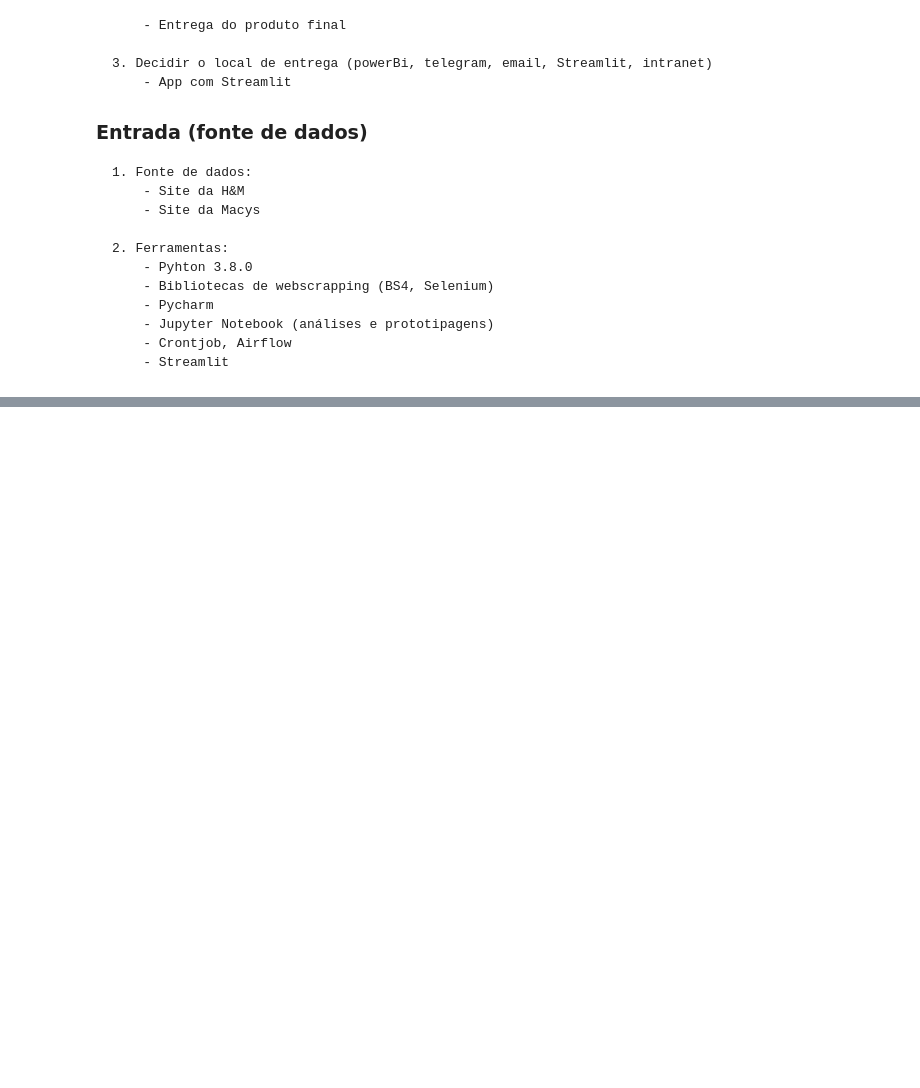
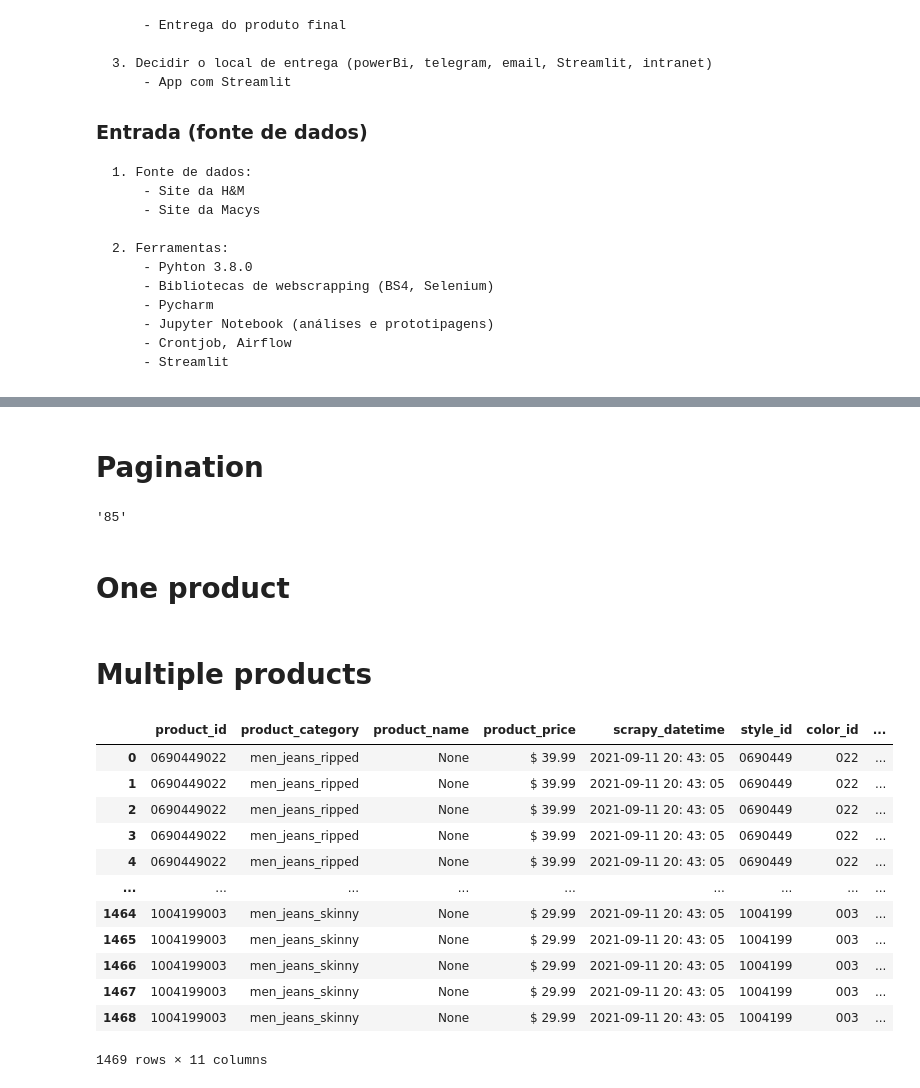
Before and after one commit to HenriqueCR1291/star_jeans, a Jupyter notebook: m01_star_jeans.ipynb, the cells around one changed output, grey strips where cells are left out. Saved outputs shown, nothing was run; the diff lists cells and outputs as text; code cells hidden in the pictures; blank space fills up the shorter version.

```diff
--- a/m01_star_jeans.ipynb
+++ b/m01_star_jeans.ipynb
@@ -129,0 +169,7 @@
+# %%
+#dataframe
+data = pd.DataFrame([products_id, products_category, products_name, products_price]).T
+data.columns = ['product_id', 'product_category', 'product_name', 'product_price']
+
+#scrapy datetime
+data['scrapy_datetime'] = datetime.now().strftime('%Y-%m-%d %H: %M: %S')
@@ -129,0 +196,2 @@
+# %% [markdown]
+# Pagination
@@ -129,0 +205,11 @@
+# %%
+total_item = soup.find_all ('h2', class_='load-more-heading')[0].get('data-total')
+total_item
+
+page_number = np.round(int(total_item)/36)
+
+url2 = url + "?page-size=" + str(int(page_number*36))
+# %% [output]
+'85'
+# %% [markdown]
+# One product
@@ -129,0 +225,32 @@
+# %%
+#color product
+product_list = soup.find_all('a', class_='filter-option miniature')
+product_color = [p.get('data-color') for p in product_list]
+
+product_id = [p.get('data-articlecode') for p in product_list]
+
+df_color = pd.DataFrame([product_id, product_color]).T
+df_color.columns = ['product_id', 'product_color']
+
+#generate style id + color id
+df_color['style_id'] = df_color['product_id'].apply(lambda x: x[:-3])
+df_color['color_id'] = df_color['product_id'].apply(lambda x: x[-3:])
+# %%
+product_composition_list = soup.find_all ('div', class_='pdp-description-list-item')
+product_composition = [list(filter(None, p.get_text().split('\n'))) for p in product_composition_list]
+
+#rename df
+df_composition = pd.DataFrame(product_composition).T
+df_composition.columns = df_composition.iloc[0]
+
+#delete first row
+df_composition = df_composition.iloc[1:].fillna(method='ffill')
+
+#generate style id+color id
+df_composition['style_id'] = df_composition['Art. No.'].apply(lambda x: x[:-3])
+df_composition['color_id'] = df_composition['Art. No.'].apply(lambda x: x[-3:])
+
+#merge data color + decomposition
+data_sku = pd.merge(df_color, df_composition[['style_id', 'Fit', 'Composition']], how='left', on='style_id')
+# %% [markdown]
+# Multiple products
@@ -129,0 +316,21 @@
+# %%
+data['style_id'] = data['product_id'].apply(lambda x: x[:-3])
+data['color_id'] = data['product_id'].apply(lambda x: x[-3:])
+
+data_raw = pd.merge(data, df_detail[['style_id', 'product_color', 'Fit', 'Composition', 'Size']], how = 'left', on = 'style_id')
+# %%
+data_raw
+# %% [output]
+|  | product_id | product_category | product_name | product_price | scrapy_datetime | style_id | color_id | ... |
+| 0 | 0690449022 | men_jeans_ripped | None | $ 39.99 | 2021-09-11 20: 43: 05 | 0690449 | 022 | ... |
+| 1 | 0690449022 | men_jeans_ripped | None | $ 39.99 | 2021-09-11 20: 43: 05 | 0690449 | 022 | ... |
+| 2 | 0690449022 | men_jeans_ripped | None | $ 39.99 | 2021-09-11 20: 43: 05 | 0690449 | 022 | ... |
+| 3 | 0690449022 | men_jeans_ripped | None | $ 39.99 | 2021-09-11 20: 43: 05 | 0690449 | 022 | ... |
+| 4 | 0690449022 | men_jeans_ripped | None | $ 39.99 | 2021-09-11 20: 43: 05 | 0690449 | 022 | ... |
+| ... | ... | ... | ... | ... | ... | ... | ... | ... |
+| 1464 | 1004199003 | men_jeans_skinny | None | $ 29.99 | 2021-09-11 20: 43: 05 | 1004199 | 003 | ... |
+| 1465 | 1004199003 | men_jeans_skinny | None | $ 29.99 | 2021-09-11 20: 43: 05 | 1004199 | 003 | ... |
+| 1466 | 1004199003 | men_jeans_skinny | None | $ 29.99 | 2021-09-11 20: 43: 05 | 1004199 | 003 | ... |
+| 1467 | 1004199003 | men_jeans_skinny | None | $ 29.99 | 2021-09-11 20: 43: 05 | 1004199 | 003 | ... |
+| 1468 | 1004199003 | men_jeans_skinny | None | $ 29.99 | 2021-09-11 20: 43: 05 | 1004199 | 003 | ... |
+1469 rows × 11 columns
```
Also changed, not shown: parts of 12 cells of this notebook, 1 other file.
